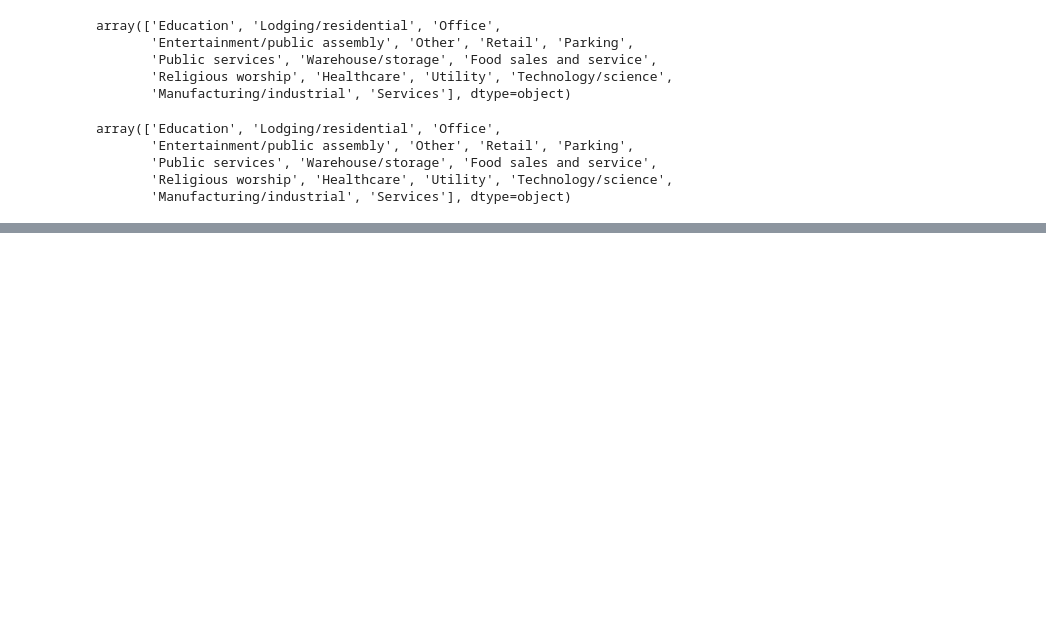
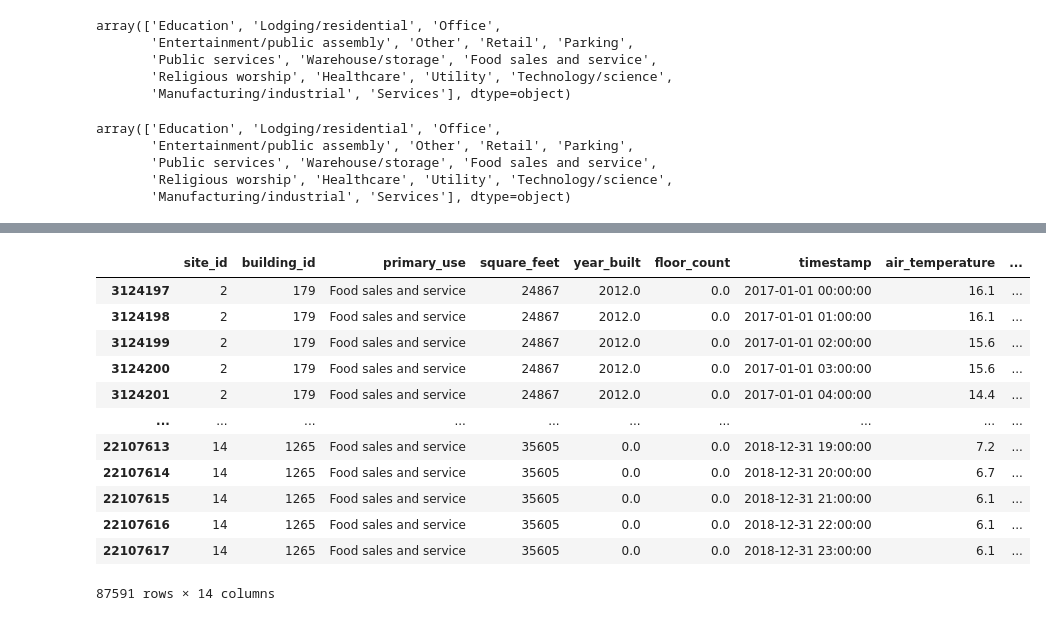
Before and after one commit to jpakele/capstone, a Jupyter notebook: scratchWork.ipynb, the cells around one changed output, grey strips where cells are left out. Cells and saved outputs as stored; diff of their text form; code cells hidden in the pictures; blank space fills up the shorter version.

```diff
--- a/scratchWork.ipynb
+++ b/scratchWork.ipynb
@@ -386,0 +378,16 @@ Name: floor_count, dtype: int64
+# %%
+test.fillna(0)
+# %% [output]
+|  | site_id | building_id | primary_use | square_feet | year_built | floor_count | timestamp | air_temperature | ... |
+| 3124197 | 2 | 179 | Food sales and service | 24867 | 2012.0 | 0.0 | 2017-01-01 00:00:00 | 16.1 | ... |
+| 3124198 | 2 | 179 | Food sales and service | 24867 | 2012.0 | 0.0 | 2017-01-01 01:00:00 | 16.1 | ... |
+| 3124199 | 2 | 179 | Food sales and service | 24867 | 2012.0 | 0.0 | 2017-01-01 02:00:00 | 15.6 | ... |
+| 3124200 | 2 | 179 | Food sales and service | 24867 | 2012.0 | 0.0 | 2017-01-01 03:00:00 | 15.6 | ... |
+| 3124201 | 2 | 179 | Food sales and service | 24867 | 2012.0 | 0.0 | 2017-01-01 04:00:00 | 14.4 | ... |
+| ... | ... | ... | ... | ... | ... | ... | ... | ... | ... |
+| 22107613 | 14 | 1265 | Food sales and service | 35605 | 0.0 | 0.0 | 2018-12-31 19:00:00 | 7.2 | ... |
+| 22107614 | 14 | 1265 | Food sales and service | 35605 | 0.0 | 0.0 | 2018-12-31 20:00:00 | 6.7 | ... |
+| 22107615 | 14 | 1265 | Food sales and service | 35605 | 0.0 | 0.0 | 2018-12-31 21:00:00 | 6.1 | ... |
+| 22107616 | 14 | 1265 | Food sales and service | 35605 | 0.0 | 0.0 | 2018-12-31 22:00:00 | 6.1 | ... |
+| 22107617 | 14 | 1265 | Food sales and service | 35605 | 0.0 | 0.0 | 2018-12-31 23:00:00 | 6.1 | ... |
+87591 rows × 14 columns
```
Also changed, not shown: parts of 8 cells of this notebook.
